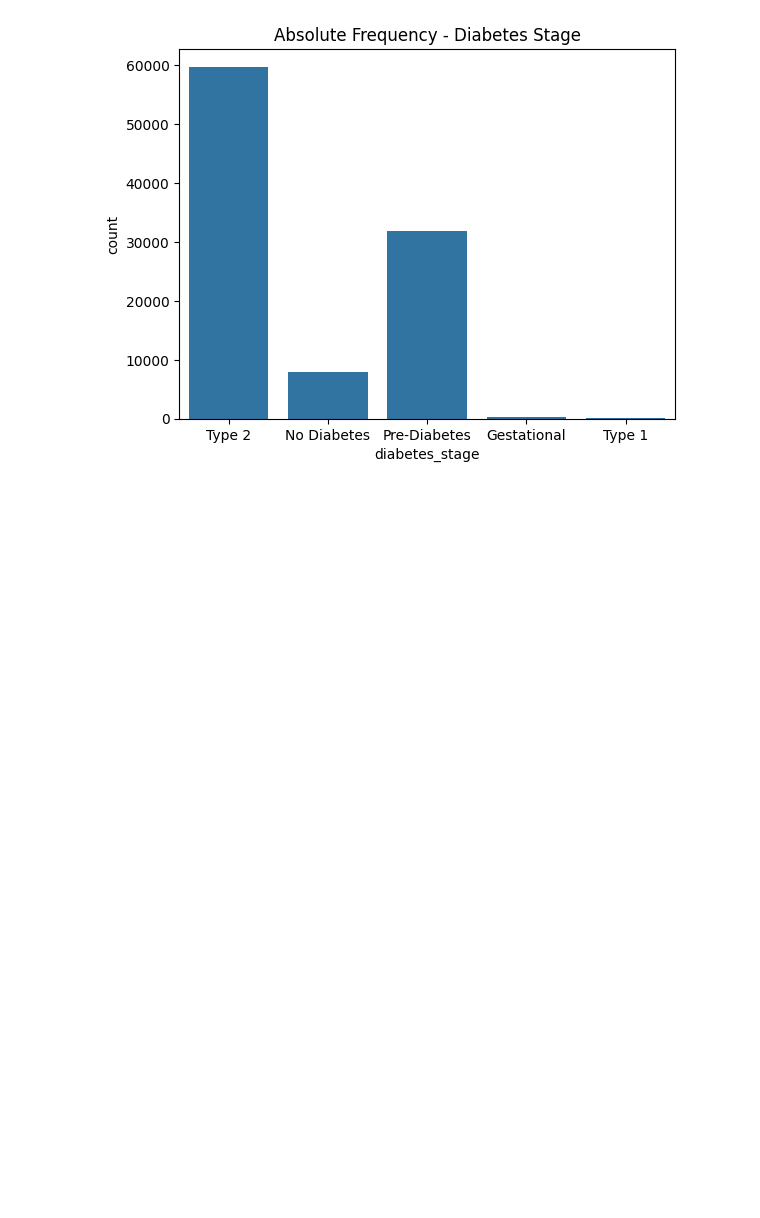
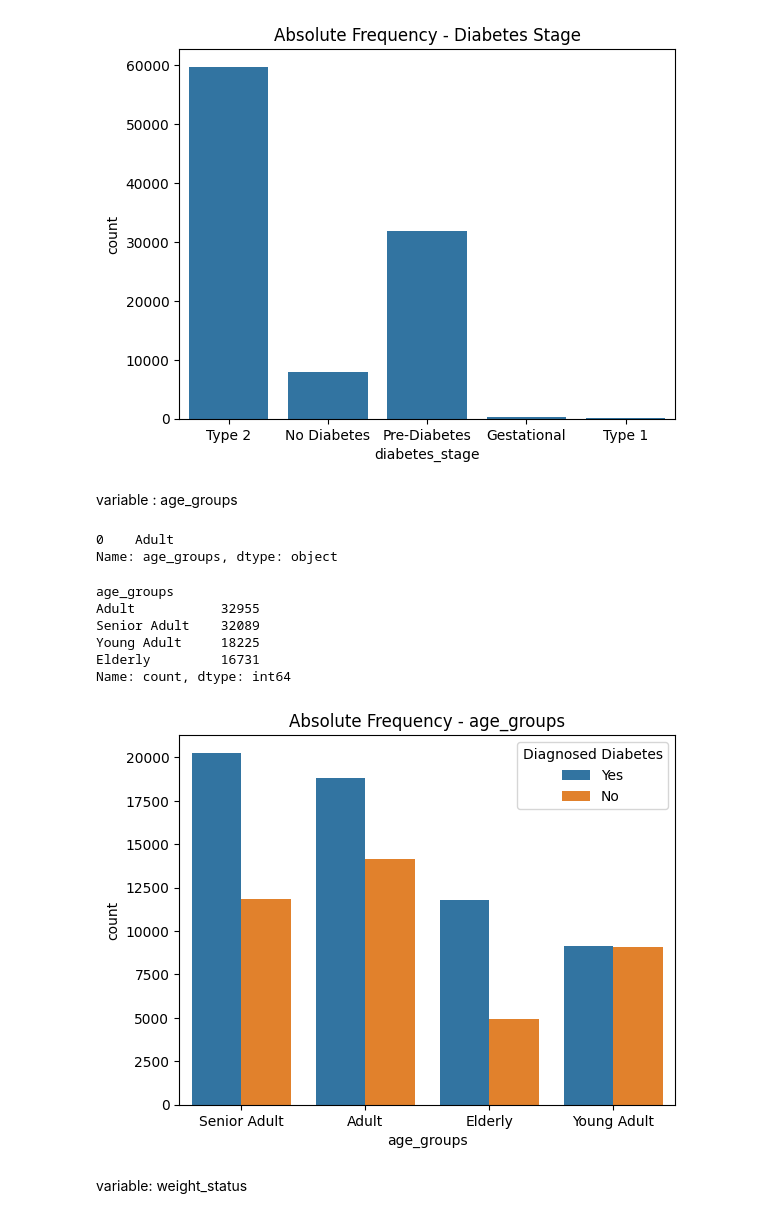
Before and after one commit to tpsilva22/teabetes, a Jupyter notebook: notebooks/qualitative_variables.ipynb, the cells around one changed output. Saved outputs shown, nothing was run; the diff lists cells and outputs as text; code cells hidden in the pictures; blank space fills up the shorter version.

Commit message:
feat: Add categorical analysis to new variables

```diff
--- a/notebooks/qualitative_variables.ipynb
+++ b/notebooks/qualitative_variables.ipynb
@@ -251,3 +251,30 @@ Gestational       278
 Type 1            122
 Name: count, dtype: int64
 [figure]
+# %% [markdown]
+variable : age_groups
+# %%
+moda = diabetes ["age_groups"].mode(dropna=True)
+moda
+# %% [output]
+0    Adult
+Name: age_groups, dtype: object
+# %%
+# Count plot
+diag_label = diabetes["diagnosed_diabetes"].map({0: "No", 1: "Yes"})
+sns.countplot(data=diabetes, x="age_groups", hue=diag_label)
+plt.title('Absolute Frequency - age_groups')
+plt.legend(title="Diagnosed Diabetes")
+freq_abs=diabetes["age_groups"].value_counts(dropna=False)
+# Shows the values represented in the chart (absolute frequency) in numeric form
+print(freq_abs)
+# %% [output]
+age_groups
+Adult           32955
+Senior Adult    32089
+Young Adult     18225
+Elderly         16731
+Name: count, dtype: int64
+[figure, added]
+# %% [markdown]
+variable: weight_status
```
Also changed, not shown: parts of 2 cells of this notebook, 4 other files.
